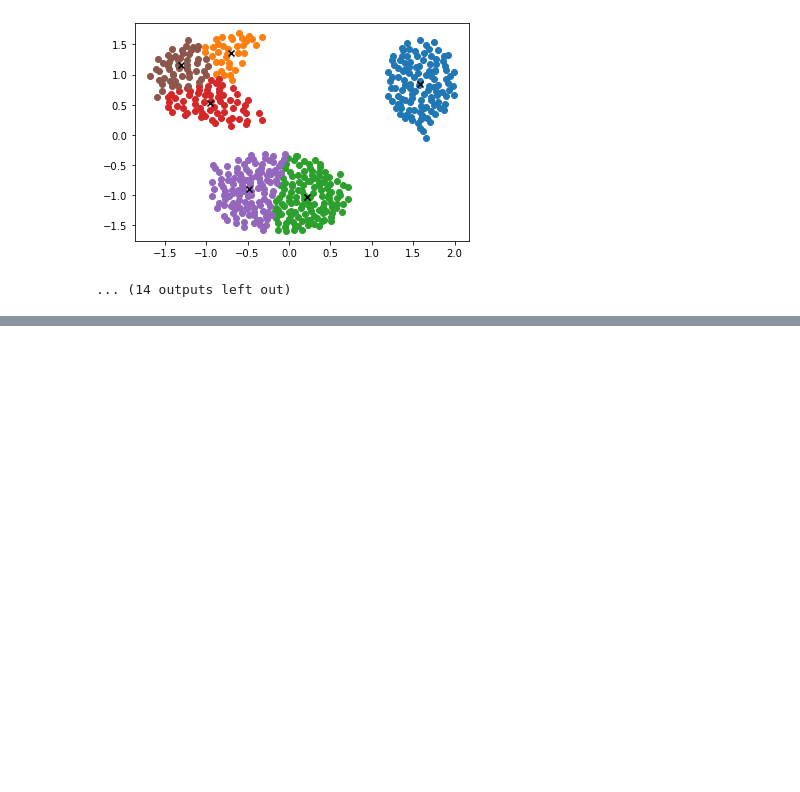
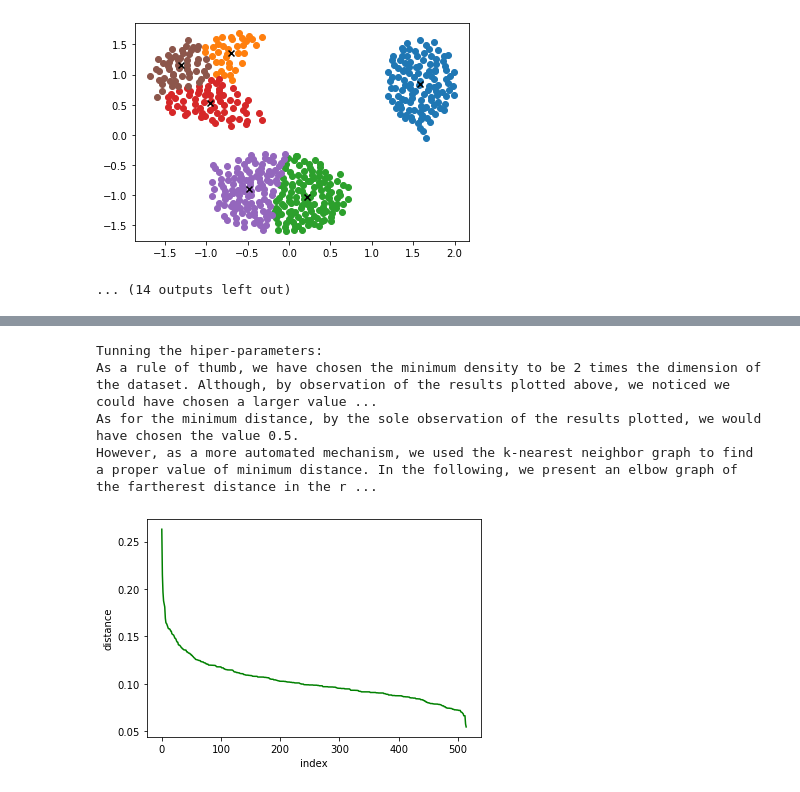
Before and after one commit to fcpereira97/MO444, a Jupyter notebook: Projeto 1/Projeto 1 - Notebook.ipynb, the cells around one changed output, grey strips where cells are left out. Saved outputs shown, nothing was run; the diff lists cells and outputs as text; code cells hidden in the pictures; blank space fills up the shorter version.

```diff
--- a/Projeto 1/Projeto 1 - Notebook.ipynb
+++ b/Projeto 1/Projeto 1 - Notebook.ipynb
@@ -291,0 +379,41 @@ def DBSCAN_plot_2D_clusters(clusters):
+# %%
+###############################
+# Training step               #
+###############################
+
+print("\n\033[1mTunning the hiper-parameters:\033[0m")
+print("As a rule of thumb, we have chosen the minimum density to be 2 times the dimension of the dataset. Although, by observation of the results plotted above, we noticed we could have chosen a larger value, such as 15, for instance.")
+print("As for the minimum distance, by the sole observation of the results plotted, we would have chosen the value 0.5.")
+print("However, as a more automated mechanism, we used the k-nearest neighbor graph to find a proper value of minimum distance. In the following, we present an elbow graph of the fartherest distance in the range of the k-nearest neighbors of each point.")
+
+def get_nearest_distances(dataset, dist_func, dim, k, point):
+    dist = []
+    for q in dataset:
+        dist.append(get_distance(q, point, dim))
+
+    return sorted(dist)[:k]
+
+# # Tunning the hiper-parameters
+dim = len(training_set[0].features)
+k = 2*dim # set k to be 2 times the number of features minus one
+
+k_neighbors = {p : [] for p in training_set}
+for p in training_set:
+    k_neighbors[p] = get_nearest_distances(training_set, get_distance, dim, k, p)
+
+estimated_eps = [k_neighbors[p][k-1:] for p in training_set]
+estimated_eps = sorted(estimated_eps, reverse=True)
+
+# plot the elbow graph
+x = [i for i in range(len(estimated_eps))]
+y = estimated_eps
+plt.xlabel("index")
+plt.ylabel("distance")
+plt.plot(x, y, 'g-')
+plt.show()
+# %% [output]
+Tunning the hiper-parameters:
+As a rule of thumb, we have chosen the minimum density to be 2 times the dimension of the dataset. Although, by observation of the results plotted above, we noticed we could have chosen a larger value ...
+As for the minimum distance, by the sole observation of the results plotted, we would have chosen the value 0.5.
+However, as a more automated mechanism, we used the k-nearest neighbor graph to find a proper value of minimum distance. In the following, we present an elbow graph of the fartherest distance in the r ...
+[figure, added]
```
Also changed, not shown: parts of 16 cells of this notebook, 2 other files.
